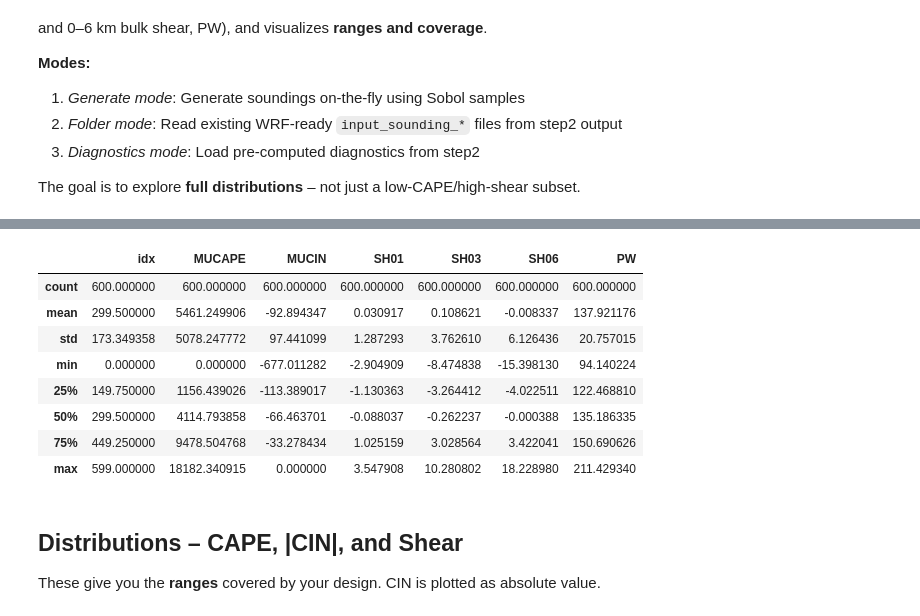
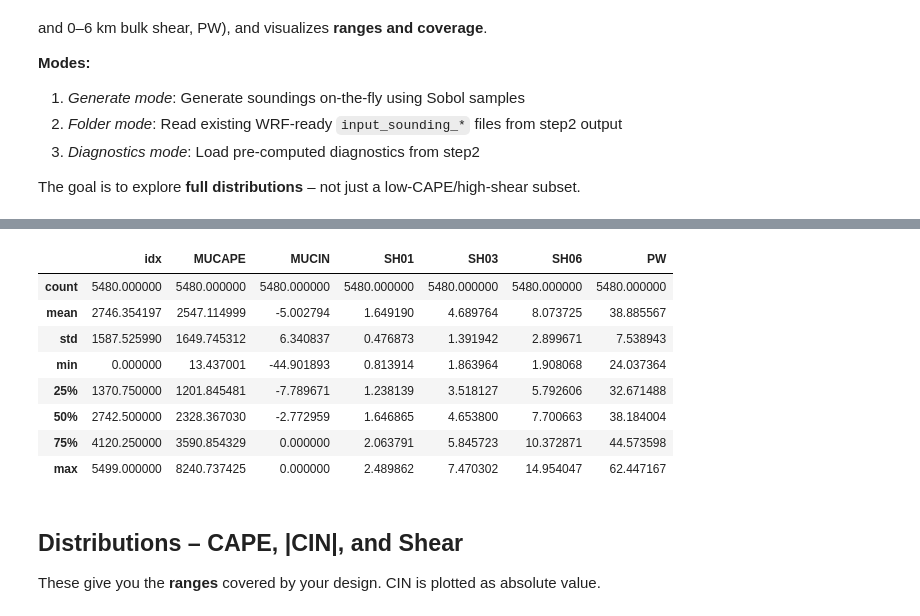
Before and after one commit to jgacituag/Supercell_WRF_Sensitivity, a Jupyter notebook: notebooks/01_sobol_exploration.ipynb, the cells around one changed output, grey strips where cells are left out. Cells and saved outputs as stored; diff of their text form; code cells hidden in the pictures.

```diff
--- a/notebooks/01_sobol_exploration.ipynb
+++ b/notebooks/01_sobol_exploration.ipynb
@@ -49,59 +79,13 @@ os.makedirs(Path(OUT_CATALOG).parent, exist_ok=True)
 # %%
 # --- Build diagnostics catalog ---
 rows = []
+print(f"Loading pre-computed diagnostics from {DIAGNOSTICS_FILE}...")
+with open(DIAGNOSTICS_FILE, 'rb') as f:
+    diag_dict = pickle.load(f)
 
-if MODE == 'generate':
-    print(f"Generating {N_SAMPLES} soundings from Sobol samples...")
-
-    # Load Sobol experiment
-    with open(f'{EXPERIMENT_DIR}/problem.pkl', 'rb') as f:
-        problem = pickle.load(f)
-    param_values = np.load(f'{EXPERIMENT_DIR}/param_values.npy')
-
-    # Generate subset of soundings
-    n_process = min(N_SAMPLES, len(param_values))
-    for i in range(n_process):
-        param_dict = dict(zip(problem['names'], param_values[i]))
-
-        try:
-            sounding = generate_sounding(param_dict, base_sounding_file=BASE_SOUNDING)
-            diag = compute_diagnostics(sounding)
-            rows.append({'idx': i, **diag})
-
-            if (i + 1) % 50 == 0:
-                print(f"  Progress: {i+1}/{n_process}")
-        except Exception as e:
-            print(f"  ERROR: Sample {i} failed: {e}")
-            rows.append({'idx': i, 'MLCAPE': np.nan, 'MLCIN': np.nan,
-                        'SH01': np.nan, 'SH03': np.nan, 'SH06': np.nan, 'PW': np.nan})
-
-elif MODE == 'folder':
-    print(f"Reading soundings from {SOUNDINGS_DIR}...")
-    files = sorted(glob.glob(os.path.join(SOUNDINGS_DIR, 'input_sounding_*')))
-    if not files:
-        raise SystemExit(f'No input_sounding_* files found in {SOUNDINGS_DIR}')
-
-    print(f"Found {len(files)} sounding files")
-    for i, fp in enumerate(files):
-        try:
-            sounding = read_wrf_sounding(fp)
-            diag = compute_diagnostics(sounding)
-            rows.append({'idx': i, **diag})
-
-            if (i + 1) % 100 == 0:
-                print(f"  Progress: {i+1}/{len(files)}")
-        except Exception as e:
-            print(f"  ERROR: File {fp} failed: {e}")
-            rows.append({'idx': i, 'MLCAPE': np.nan, 'MLCIN': np.nan,
-                        'SH01': np.nan, 'SH03': np.nan, 'SH06': np.nan, 'PW': np.nan})
-
-elif MODE == 'diagnostics':
-    print(f"Loading pre-computed diagnostics from {DIAGNOSTICS_PKL}...")
-    with open(DIAGNOSTICS_PKL, 'rb') as f:
-        diag_dict = pickle.load(f)
-
-    # Convert to format expected by notebook
-    for i in range(len(diag_dict['sample_id'])):
+# Convert to format expected by notebook
+for i in range(len(diag_dict['sample_id'])):
+    if np.isin(i, viable_indices):
         rows.append({
             'idx': diag_dict['sample_id'][i],
             'MUCAPE': diag_dict['mucape'][i],
@@ -112,12 +96,6 @@ elif MODE == 'diagnostics':
             'PW': diag_dict['pwat'][i]
         })
 
-else:
-    raise ValueError(f'Unknown MODE: {MODE}')
-
 df = pd.DataFrame(rows)
-df.to_csv(OUT_CATALOG, index=False)
-print(f"\nSaved catalog to {OUT_CATALOG}")
-print(f"\nDataFrame shape: {df.shape}")
 df.describe(include='all')
 # %% [output]
@@ -129,12 +103,12 @@ DataFrame shape: (600, 7)
 |  | idx | MUCAPE | MUCIN | SH01 | SH03 | SH06 | PW |
-| count | 600.000000 | 600.000000 | 600.000000 | 600.000000 | 600.000000 | 600.000000 | 600.000000 |
-| mean | 299.500000 | 5461.249906 | -92.894347 | 0.030917 | 0.108621 | -0.008337 | 137.921176 |
-| std | 173.349358 | 5078.247772 | 97.441099 | 1.287293 | 3.762610 | 6.126436 | 20.757015 |
-| min | 0.000000 | 0.000000 | -677.011282 | -2.904909 | -8.474838 | -15.398130 | 94.140224 |
-| 25% | 149.750000 | 1156.439026 | -113.389017 | -1.130363 | -3.264412 | -4.022511 | 122.468810 |
-| 50% | 299.500000 | 4114.793858 | -66.463701 | -0.088037 | -0.262237 | -0.000388 | 135.186335 |
-| 75% | 449.250000 | 9478.504768 | -33.278434 | 1.025159 | 3.028564 | 3.422041 | 150.690626 |
-| max | 599.000000 | 18182.340915 | 0.000000 | 3.547908 | 10.280802 | 18.228980 | 211.429340 |
+| count | 5480.000000 | 5480.000000 | 5480.000000 | 5480.000000 | 5480.000000 | 5480.000000 | 5480.000000 |
+| mean | 2746.354197 | 2547.114999 | -5.002794 | 1.649190 | 4.689764 | 8.073725 | 38.885567 |
+| std | 1587.525990 | 1649.745312 | 6.340837 | 0.476873 | 1.391942 | 2.899671 | 7.538943 |
+| min | 0.000000 | 13.437001 | -44.901893 | 0.813914 | 1.863964 | 1.908068 | 24.037364 |
+| 25% | 1370.750000 | 1201.845481 | -7.789671 | 1.238139 | 3.518127 | 5.792606 | 32.671488 |
+| 50% | 2742.500000 | 2328.367030 | -2.772959 | 1.646865 | 4.653800 | 7.700663 | 38.184004 |
+| 75% | 4120.250000 | 3590.854329 | 0.000000 | 2.063791 | 5.845723 | 10.372871 | 44.573598 |
+| max | 5499.000000 | 8240.737425 | 0.000000 | 2.489862 | 7.470302 | 14.954047 | 62.447167 |
 # %% [markdown]
 ## Distributions – CAPE, |CIN|, and Shear
 These give you the **ranges** covered by your design. CIN is plotted as absolute value.
```
Also changed, not shown: parts of 11 cells of this notebook, 19 other files.
